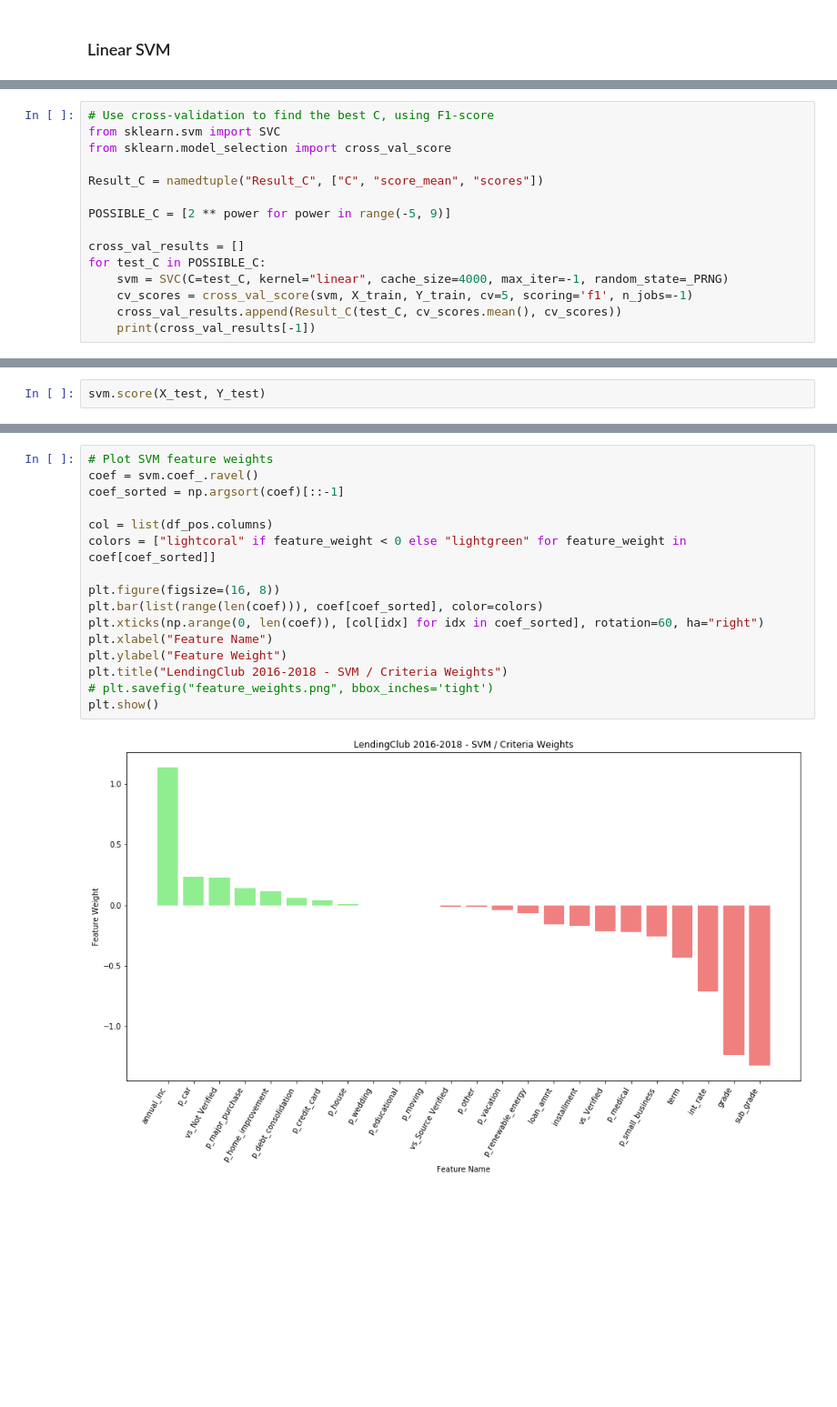
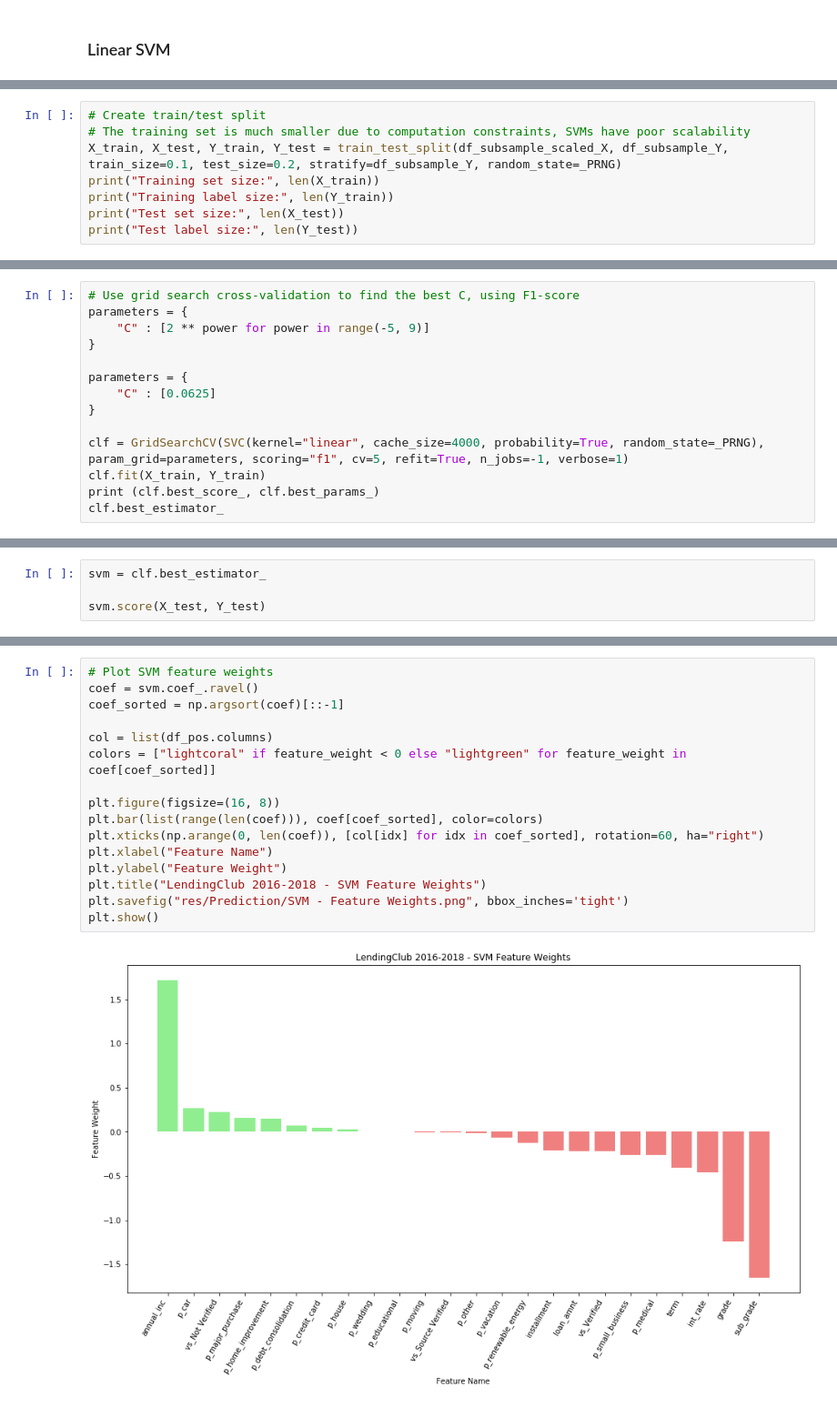
Before and after one commit to juszhan/LendingClub-Profitability, a Jupyter notebook: lendingclub_loan_prediction.ipynb, the cells around one changed output, grey strips where cells are left out. Shown at 91% size. Cells and saved outputs as stored; diff of their text form; blank space fills up the shorter version.

```diff
--- a/lendingclub_loan_prediction.ipynb
+++ b/lendingclub_loan_prediction.ipynb
@@ -226,0 +205,8 @@ Test label size: 180000
+# %%
+# Create train/test split
+# The training set is much smaller due to computation constraints, SVMs have poor scalability
+X_train, X_test, Y_train, Y_test = train_test_split(df_subsample_scaled_X, df_subsample_Y, train_size=0.1, test_size=0.2, stratify=df_subsample_Y, random_state=_PRNG)
+print("Training set size:", len(X_train))
+print("Training label size:", len(Y_train))
+print("Test set size:", len(X_test))
+print("Test label size:", len(Y_test))
@@ -227,16 +218,15 @@ Test label size: 180000
 # %%
-# Use cross-validation to find the best C, using F1-score
-from sklearn.svm import SVC
-from sklearn.model_selection import cross_val_score
+# Use grid search cross-validation to find the best C, using F1-score
+parameters = {
+    "C" : [2 ** power for power in range(-5, 9)]
+}
 
-Result_C = namedtuple("Result_C", ["C", "score_mean", "scores"])
+parameters = {
+    "C" : [0.0625]
+}
 
-POSSIBLE_C = [2 ** power for power in range(-5, 9)]
-
-cross_val_results = []
-for test_C in POSSIBLE_C:
-    svm = SVC(C=test_C, kernel="linear", cache_size=4000, max_iter=-1, random_state=_PRNG)
-    cv_scores = cross_val_score(svm, X_train, Y_train, cv=5, scoring='f1', n_jobs=-1)
-    cross_val_results.append(Result_C(test_C, cv_scores.mean(), cv_scores))
-    print(cross_val_results[-1])
+clf = GridSearchCV(SVC(kernel="linear", cache_size=4000, probability=True, random_state=_PRNG), param_grid=parameters, scoring="f1", cv=5, refit=True, n_jobs=-1, verbose=1)
+clf.fit(X_train, Y_train)
+print (clf.best_score_, clf.best_params_)
+clf.best_estimator_
 # %% [output]
@@ -276,3 +243,5 @@ We want to see '0' here...: 0
 # %%
+svm = clf.best_estimator_
+
 svm.score(X_test, Y_test)
 # %% [output]
@@ -319,18 +270,18 @@ p_educational              : 0.0000
 # %%
 # Plot SVM feature weights
 coef = svm.coef_.ravel()
 coef_sorted = np.argsort(coef)[::-1]
 
 col = list(df_pos.columns)
 colors = ["lightcoral" if feature_weight < 0 else "lightgreen" for feature_weight in coef[coef_sorted]]
 
 plt.figure(figsize=(16, 8))
 plt.bar(list(range(len(coef))), coef[coef_sorted], color=colors)
 plt.xticks(np.arange(0, len(coef)), [col[idx] for idx in coef_sorted], rotation=60, ha="right")
 plt.xlabel("Feature Name")
 plt.ylabel("Feature Weight")
-plt.title("LendingClub 2016-2018 - SVM / Criteria Weights")
-# plt.savefig("feature_weights.png", bbox_inches='tight')
+plt.title("LendingClub 2016-2018 - SVM Feature Weights")
+plt.savefig("res/Prediction/SVM - Feature Weights.png", bbox_inches='tight')
 plt.show()
 # %% [output]
-[figure, old version]
+[figure, new version]
```
Also changed, not shown: parts of 27 cells of this notebook, 14 other files.
